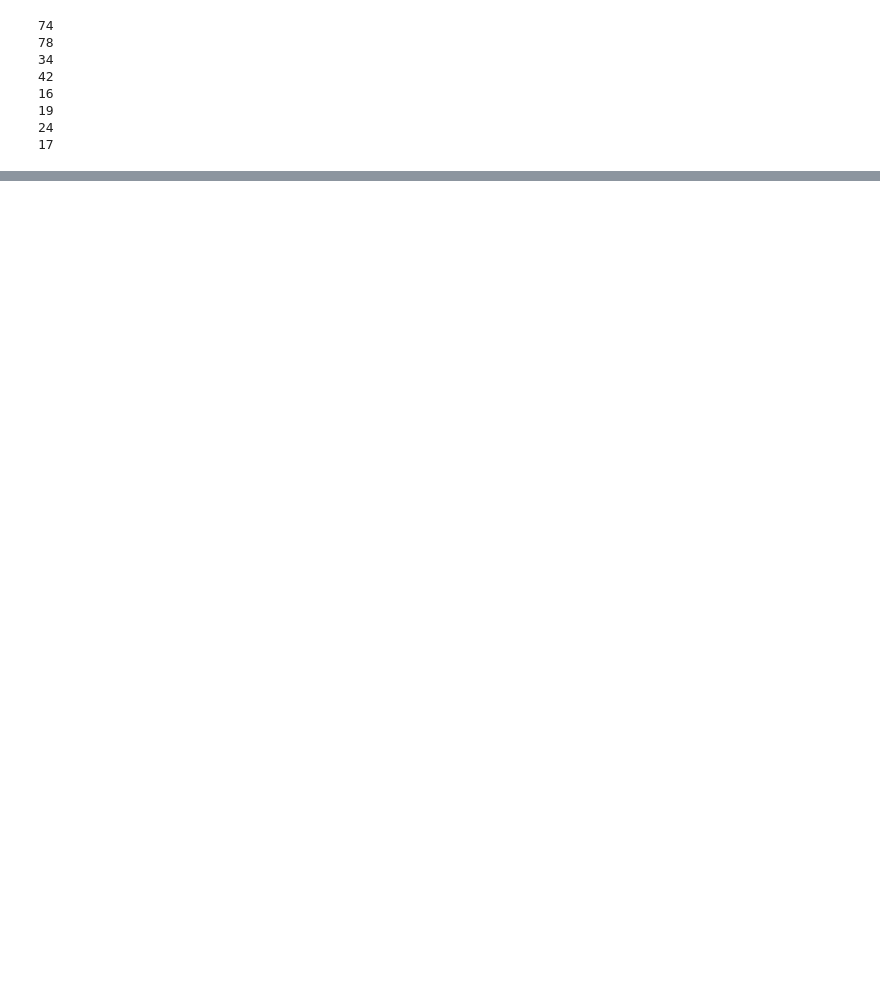
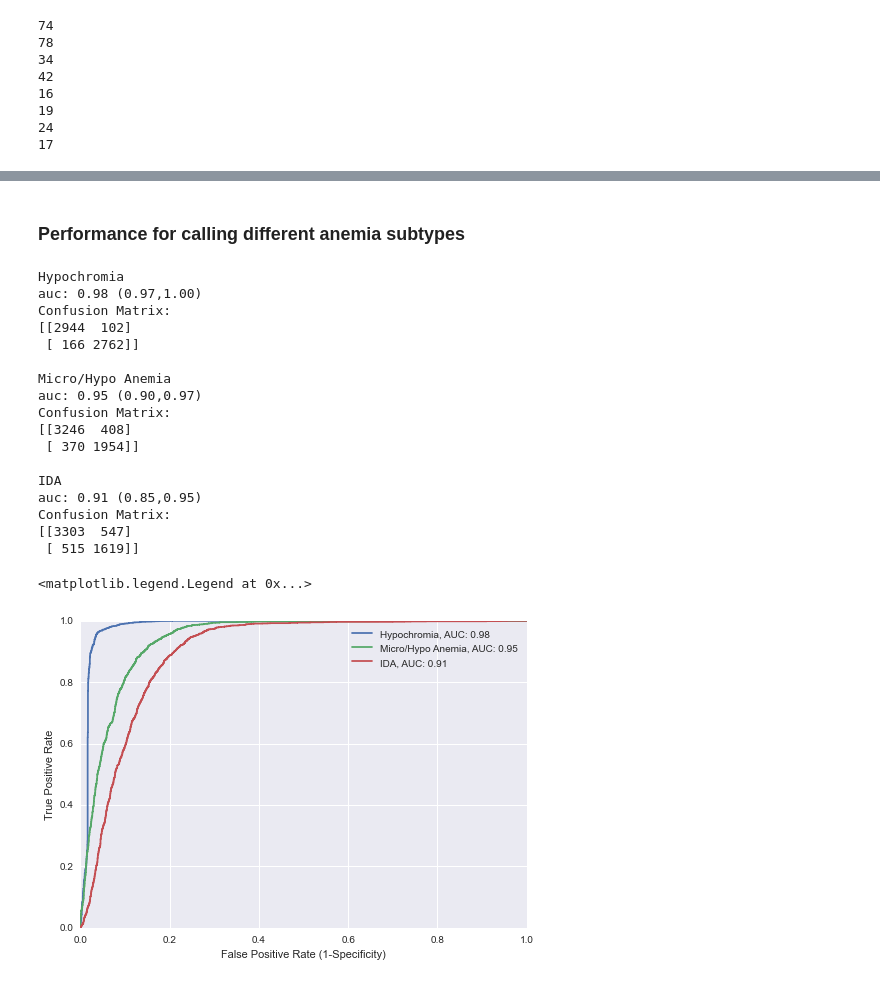
Before and after one commit to alexbw/ida, a Jupyter notebook: prediction/Analyzing best classification.ipynb, the cells around one changed output, grey strips where cells are left out. Saved outputs shown, nothing was run; the diff lists cells and outputs as text; code cells hidden in the pictures; blank space fills up the shorter version.

```diff
--- a/prediction/Analyzing best classification.ipynb
+++ b/prediction/Analyzing best classification.ipynb
@@ -122,8 +125,6 @@ def classify(job, sdf, train_patients, train_patient_idx, validation_patient_idx
         preprocessor = decomp.KernelPCA(job['n_dimensions'],'rbf',gamma=1.0).fit(all_train_data)
         processed_data = preprocessor.transform(cropped_data)
 
-    auc_across_folds = []
-
     # Prepare the indices for this fold (only using the training patients)
     train_idx = blood_param_idx & np.array([p in train_patients[train_patient_idx] for p in sdf.patient])
     validation_idx = blood_param_idx & np.array([p in train_patients[validation_patient_idx] for p in sdf.patient])
@@ -141,7 +142,7 @@ def classify(job, sdf, train_patients, train_patient_idx, validation_patient_idx
     learner = LogisticRegression(penalty=job['penalty'], C=job['C'], fit_intercept=True).fit(train_data,train_y)
     scores = learner.decision_function(validation_data).ravel()
     pred_y = learner.predict(validation_data)
-    return validation_y, pred_y, scores
+    return validation_y, pred_y, scores, np.argwhere(train_idx)[()], np.argwhere(validation_idx)[()]
 # %%
 spdf = pd.DataFrame([sdf[sdf.patient==p].iloc[0] for p in patients]).reset_index()
 # %%
@@ -208,0 +206,8 @@ NameError: name 'idxs' is not defined
+# %% [markdown]
+### Performance for calling different anemia subtypes
+# %%
+this_sdf = sdf.copy()
+hypochromia_idx = (this_sdf['%Hypo'] >= 3.9).values.astype('int32')
+microhypoanemia_idx = this_sdf['int_blood_type'].values
+ida_idx = (this_sdf['%Micro/%Hypo Ratio'] <= 1.5).values & microhypoanemia_idx
+betatt_idx = (this_sdf['%Micro/%Hypo Ratio'] > 1.5).values & microhypoanemia_idx
@@ -208,0 +217,64 @@ NameError: name 'idxs' is not defined
+# %%
+colors = sns.color_palette(n_colors=3)
+# %%
+this_sdf = sdf.copy()
+figure()
+curves = {}
+for idiagnosis,(this_diagnosis_idx, name) in enumerate(zip([hypochromia_idx, microhypoanemia_idx, ida_idx],
+                                    ["Hypochromia", "Micro/Hypo Anemia", "IDA"])):
+    this_sdf = sdf.copy()
+    this_sdf['int_blood_type'] = this_diagnosis_idx
+
+    aucs = []
+    validation_idxs = []
+    true_ys = []
+    pred_ys = []
+    all_scores = []
+    for train, validate in cross_validation.StratifiedShuffleSplit(train_patient_blood_type, n_iter=50, test_size=0.5):
+        true_y, pred_y, scores, train_idx, validation_idx = classify(job, this_sdf, train_patients, train, validate)
+        auc = roc_auc_score(true_y, scores)
+        aucs.append(auc)
+        validation_idxs.extend(validation_idx)
+        true_ys.extend(true_y)
+        pred_ys.extend(pred_y)
+        all_scores.extend(scores)
+
+    print("\n"+name)
+    print(u"auc: %2.2f (%2.2f,%2.2f)"%tuple(np.percentile(aucs, [50,5,95])))
+    print "Confusion Matrix:"
+    print confusion_matrix(true_ys, pred_ys)
+    true_ys = np.array(true_ys)
+    pred_ys = np.array(pred_ys)
+    all_scores = np.array(all_scores)
+    validation_idxs = np.array(validation_idxs)
+
+    fpr, tpr, _ = roc_curve(true_ys, all_scores)
+    plot(fpr, tpr, label=name+ ", AUC: %2.2f" % np.percentile(aucs,50), color=colors[idiagnosis])
+    ylabel("True Positive Rate")
+    xlabel("False Positive Rate (1-Specificity)")
+
+    curves[name] = {}
+    curves[name]['fpr'] = fpr
+    curves[name]['tpr'] = tpr
+
+legend()
+# %% [output]
+Hypochromia
+auc: 0.98 (0.97,1.00)
+Confusion Matrix:
+[[2944  102]
+ [ 166 2762]]
+
+Micro/Hypo Anemia
+auc: 0.95 (0.90,0.97)
+Confusion Matrix:
+[[3246  408]
+ [ 370 1954]]
+
+IDA
+auc: 0.91 (0.85,0.95)
+Confusion Matrix:
+[[3303  547]
+ [ 515 1619]]
+<matplotlib.legend.Legend at 0x...>
+[figure, added]
```
Also changed, not shown: parts of 20 cells of this notebook.
